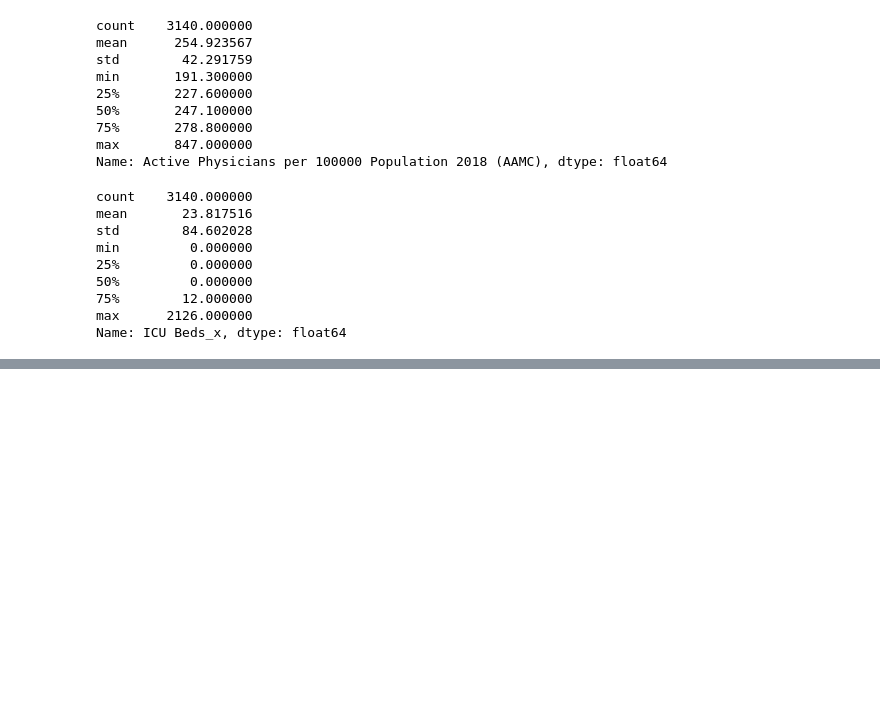
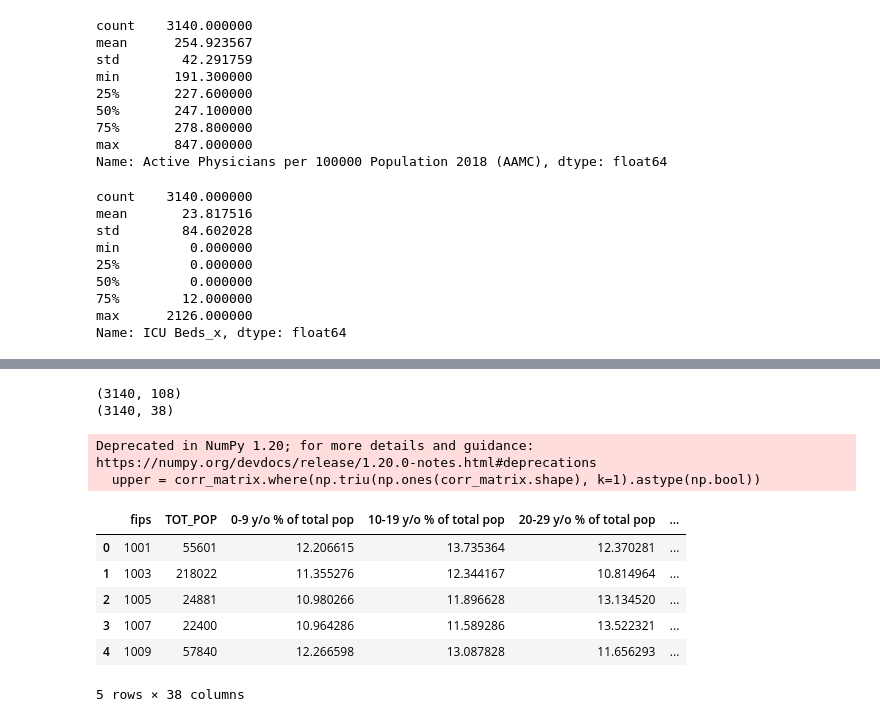
Before and after one commit to JuanAntonaccio/linear_reagresion_reg, a Jupyter notebook: src/explore.ipynb, the cells around one changed output, grey strips where cells are left out. Cells and saved outputs as stored; diff of their text form; code cells hidden in the pictures; blank space fills up the shorter version.

```diff
--- a/src/explore.ipynb
+++ b/src/explore.ipynb
@@ -206,0 +196,28 @@ describe[['ICU Beds_x','Active Physicians per 100000 Population 2018 (AAMC)','To
+# %%
+print(df.shape)
+corr_matrix = df.drop(columns=['ICU Beds_x']).corr().abs()
+
+# Select upper triangle of correlation matrix
+upper = corr_matrix.where(np.triu(np.ones(corr_matrix.shape), k=1).astype(np.bool))
+
+# Find features with correlation greater than 0.95
+to_drop = [column for column in upper.columns if any(upper[column] > 0.8)]
+
+# Drop features
+df.drop(to_drop, axis=1, inplace=True)
+print(df.shape)
+# %% [output]
+(3140, 108)
+(3140, 38)
+Deprecated in NumPy 1.20; for more details and guidance: https://numpy.org/devdocs/release/1.20.0-notes.html#deprecations
+  upper = corr_matrix.where(np.triu(np.ones(corr_matrix.shape), k=1).astype(np.bool))
+# %%
+df.head()
+# %% [output]
+|  | fips | TOT_POP | 0-9 y/o % of total pop | 10-19 y/o % of total pop | 20-29 y/o % of total pop | ... |
+| 0 | 1001 | 55601 | 12.206615 | 13.735364 | 12.370281 | ... |
+| 1 | 1003 | 218022 | 11.355276 | 12.344167 | 10.814964 | ... |
+| 2 | 1005 | 24881 | 10.980266 | 11.896628 | 13.134520 | ... |
+| 3 | 1007 | 22400 | 10.964286 | 11.589286 | 13.522321 | ... |
+| 4 | 1009 | 57840 | 12.266598 | 13.087828 | 11.656293 | ... |
+5 rows × 38 columns
```
Also changed, not shown: parts of 17 cells of this notebook.
